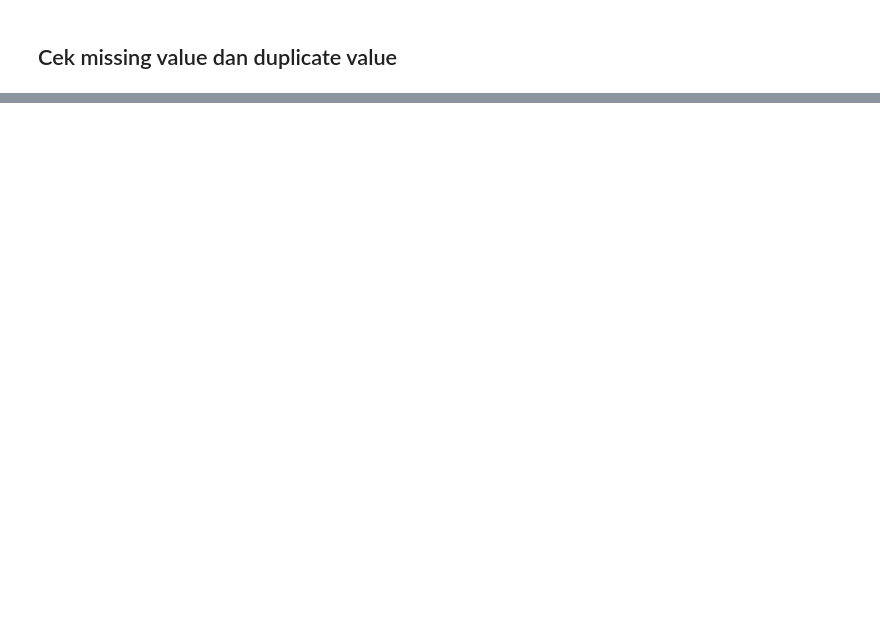
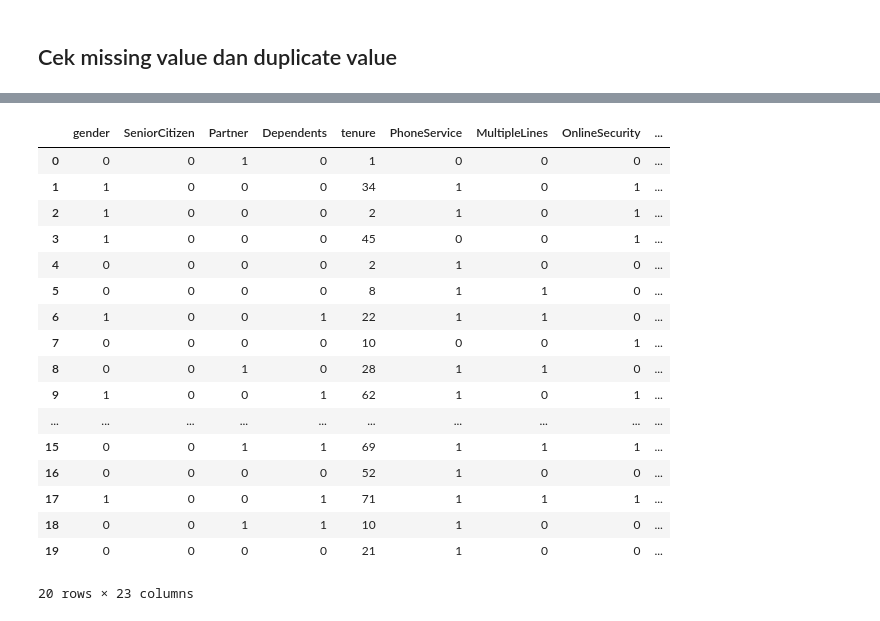
Before and after one commit to PrimaSembiring/telco-costumer-churn, a Jupyter notebook: use_LightGBM.ipynb, the cells around one changed output, grey strips where cells are left out. Cells and saved outputs as stored; diff of their text form; code cells hidden in the pictures; blank space fills up the shorter version.

Commit message:
encoder feature

```diff
--- a/use_LightGBM.ipynb
+++ b/use_LightGBM.ipynb
@@ -188,0 +339,20 @@ df_clean.info()
+# %%
+binary_cols = [
+    'OnlineSecurity',
+    'OnlineBackup',
+    'DeviceProtection',
+    'TechSupport',
+    'StreamingTV',
+    'StreamingMovies',
+    'MultipleLines',
+    'gender',
+    'Partner',
+    'Dependents',
+    'PhoneService',
+    'PaperlessBilling',
+    'Churn'
+]
+
+le = LabelEncoder()
+for i in binary_cols:
+    df_clean[i] = le.fit_transform(df_clean[i])
@@ -188,0 +363,7 @@ df_clean.info()
+# %%
+# Mengubah data menjadi numerik yang memiliki urutan menggunakan Ordinal Encoding
+df_clean['Contract'] = df_clean['Contract'].map({
+    'Month-to-month' : 0,
+    'One year' : 1,
+    'Two year' : 2
+})
@@ -188,0 +372,8 @@ df_clean.info()
+# %%
+# karena tidk punya urutan nilai data jadi gunakan OneHotEncoding
+multi_cols = [
+    'InternetService',
+    'PaymentMethod'
+]
+
+df_clean = pd.get_dummies(df_clean, columns=multi_cols, drop_first=True)
@@ -188,0 +382,21 @@ df_clean.info()
+# %%
+df_clean.head(20)
+# %% [output]
+|  | gender | SeniorCitizen | Partner | Dependents | tenure | PhoneService | MultipleLines | OnlineSecurity | ... |
+| 0 | 0 | 0 | 1 | 0 | 1 | 0 | 0 | 0 | ... |
+| 1 | 1 | 0 | 0 | 0 | 34 | 1 | 0 | 1 | ... |
+| 2 | 1 | 0 | 0 | 0 | 2 | 1 | 0 | 1 | ... |
+| 3 | 1 | 0 | 0 | 0 | 45 | 0 | 0 | 1 | ... |
+| 4 | 0 | 0 | 0 | 0 | 2 | 1 | 0 | 0 | ... |
+| 5 | 0 | 0 | 0 | 0 | 8 | 1 | 1 | 0 | ... |
+| 6 | 1 | 0 | 0 | 1 | 22 | 1 | 1 | 0 | ... |
+| 7 | 0 | 0 | 0 | 0 | 10 | 0 | 0 | 1 | ... |
+| 8 | 0 | 0 | 1 | 0 | 28 | 1 | 1 | 0 | ... |
+| 9 | 1 | 0 | 0 | 1 | 62 | 1 | 0 | 1 | ... |
+| ... | ... | ... | ... | ... | ... | ... | ... | ... | ... |
+| 15 | 0 | 0 | 1 | 1 | 69 | 1 | 1 | 1 | ... |
+| 16 | 0 | 0 | 0 | 0 | 52 | 1 | 0 | 0 | ... |
+| 17 | 1 | 0 | 0 | 1 | 71 | 1 | 1 | 1 | ... |
+| 18 | 0 | 0 | 1 | 1 | 10 | 1 | 0 | 0 | ... |
+| 19 | 0 | 0 | 0 | 0 | 21 | 1 | 0 | 0 | ... |
+20 rows × 23 columns
```
Also changed, not shown: parts of 23 cells of this notebook.
